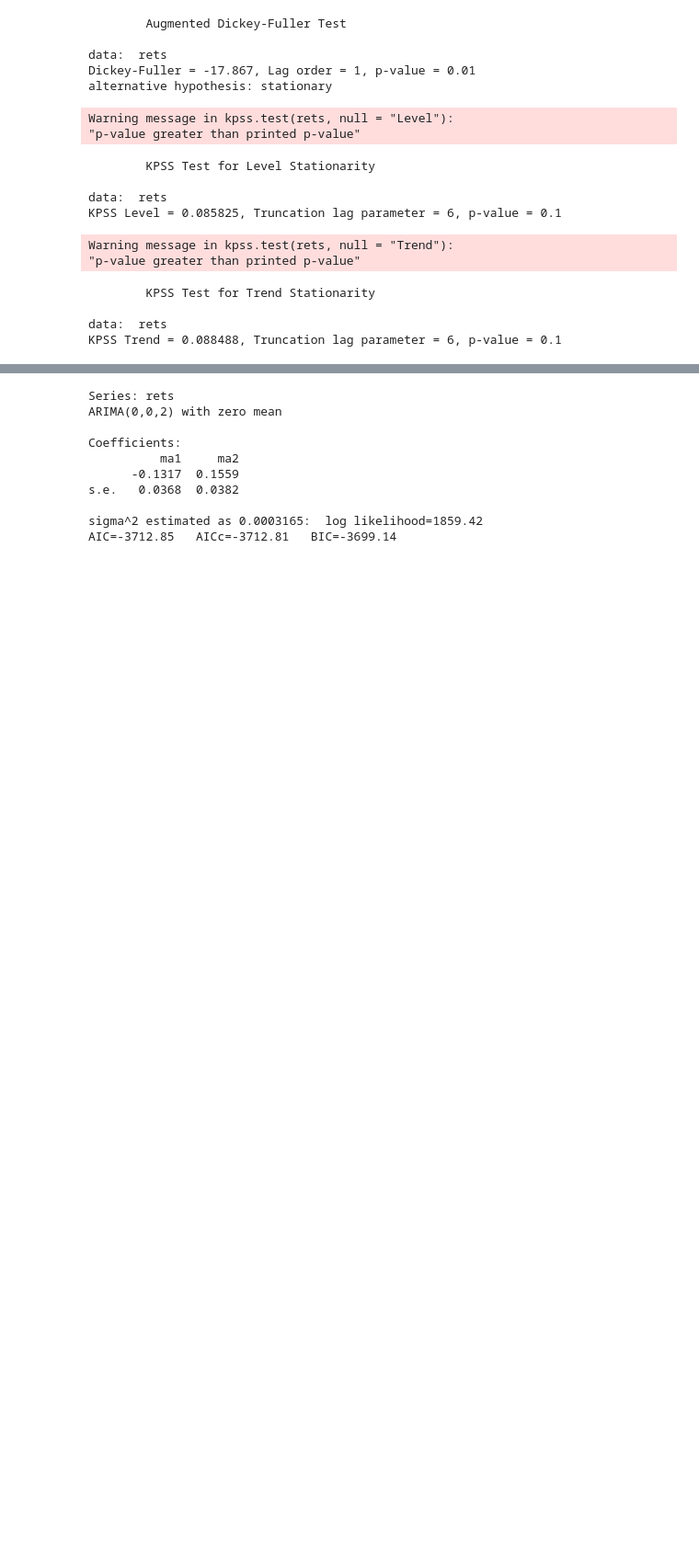
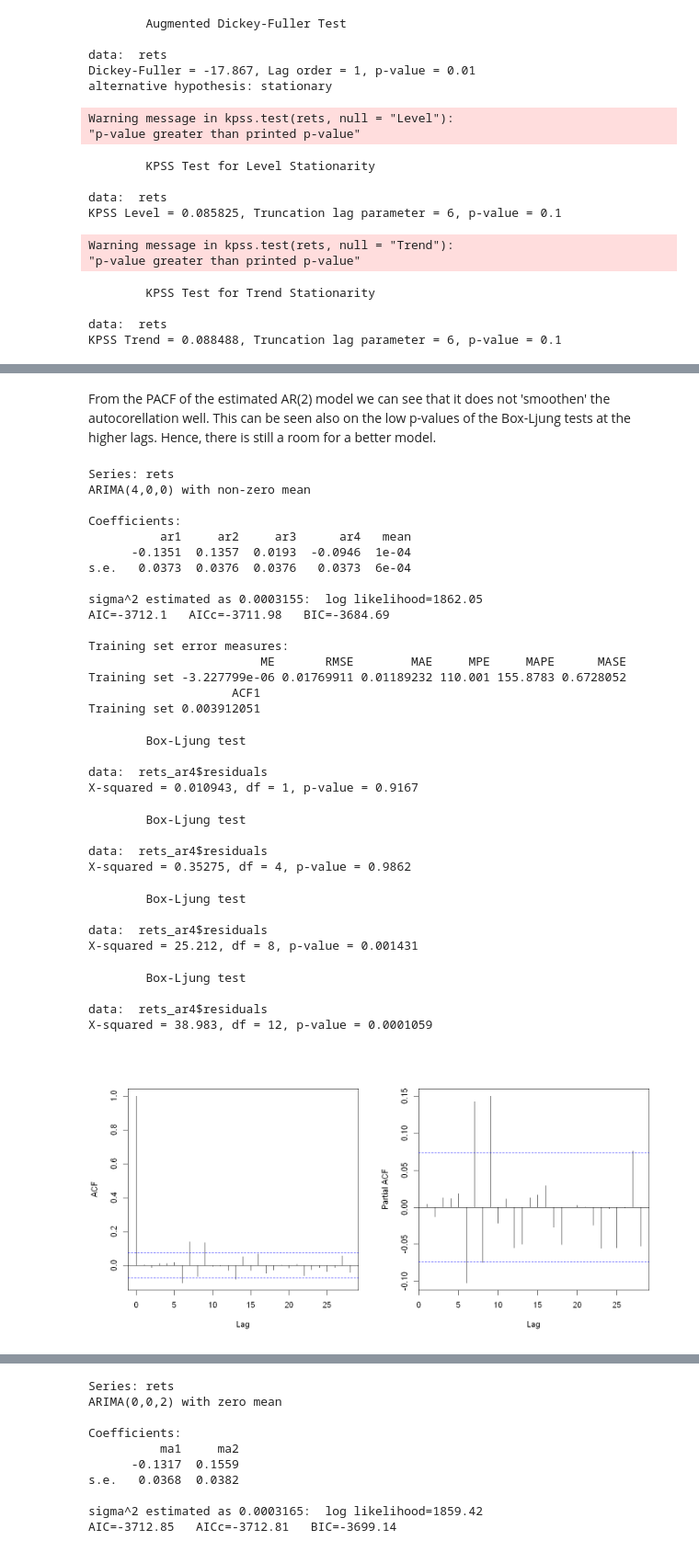
Before and after one commit to hawk-s/Financial_Econometrics, a Jupyter notebook: HA2/HA2_P2.ipynb, the cells around one changed output, grey strips where cells are left out. Shown: that part at 92% size. Saved outputs shown, nothing was run; the diff lists cells and outputs as text; code cells hidden in the pictures; blank space fills up the shorter version.

```diff
--- a/HA2/HA2_P2.ipynb
+++ b/HA2/HA2_P2.ipynb
@@ -227,0 +244,49 @@ X-squared = 45.93, df = 12, p-value = 7.134e-06
+# %% [markdown]
+From the PACF of the estimated AR(2) model we can see that it does not 'smoothen' the autocorellation well. This can be seen also on the low p-values of the Box-Ljung tests at the higher lags. Hence, there is still a room for a better model.
+# %%
+library(forecast)
+rets_ar4 <- Arima(rets, order = c(4, 0, 0))
+summary (rets_ar4)
+
+par(mfrow = c(1, 2))
+acf(rets_ar4$residuals, main = NA)
+pacf(rets_ar4$residuals, main = NA)
+
+Box.test(rets_ar4$residuals, type = "Ljung-Box", lag = 1)
+Box.test(rets_ar4$residuals, type = "Ljung-Box", lag = 4)
+Box.test(rets_ar4$residuals, type = "Ljung-Box", lag = 8)
+Box.test(rets_ar4$residuals, type = "Ljung-Box", lag = 12)
+# %% [output]
+Series: rets
+ARIMA(4,0,0) with non-zero mean
+
+Coefficients:
+          ar1     ar2     ar3      ar4   mean
+      -0.1351  0.1357  0.0193  -0.0946  1e-04
+s.e.   0.0373  0.0376  0.0376   0.0373  6e-04
+
+sigma^2 estimated as 0.0003155:  log likelihood=1862.05
+AIC=-3712.1   AICc=-3711.98   BIC=-3684.69
+
+Training set error measures:
+                        ME       RMSE        MAE     MPE     MAPE      MASE
+Training set -3.227799e-06 0.01769911 0.01189232 110.001 155.8783 0.6728052
+                    ACF1
+Training set 0.003912051
+        Box-Ljung test
+
+data:  rets_ar4$residuals
+X-squared = 0.010943, df = 1, p-value = 0.9167
+        Box-Ljung test
+
+data:  rets_ar4$residuals
+X-squared = 0.35275, df = 4, p-value = 0.9862
+        Box-Ljung test
+
+data:  rets_ar4$residuals
+X-squared = 25.212, df = 8, p-value = 0.001431
+        Box-Ljung test
+
+data:  rets_ar4$residuals
+X-squared = 38.983, df = 12, p-value = 0.0001059
+[figure, added]
```
Also changed, not shown: parts of 39 cells of this notebook.
